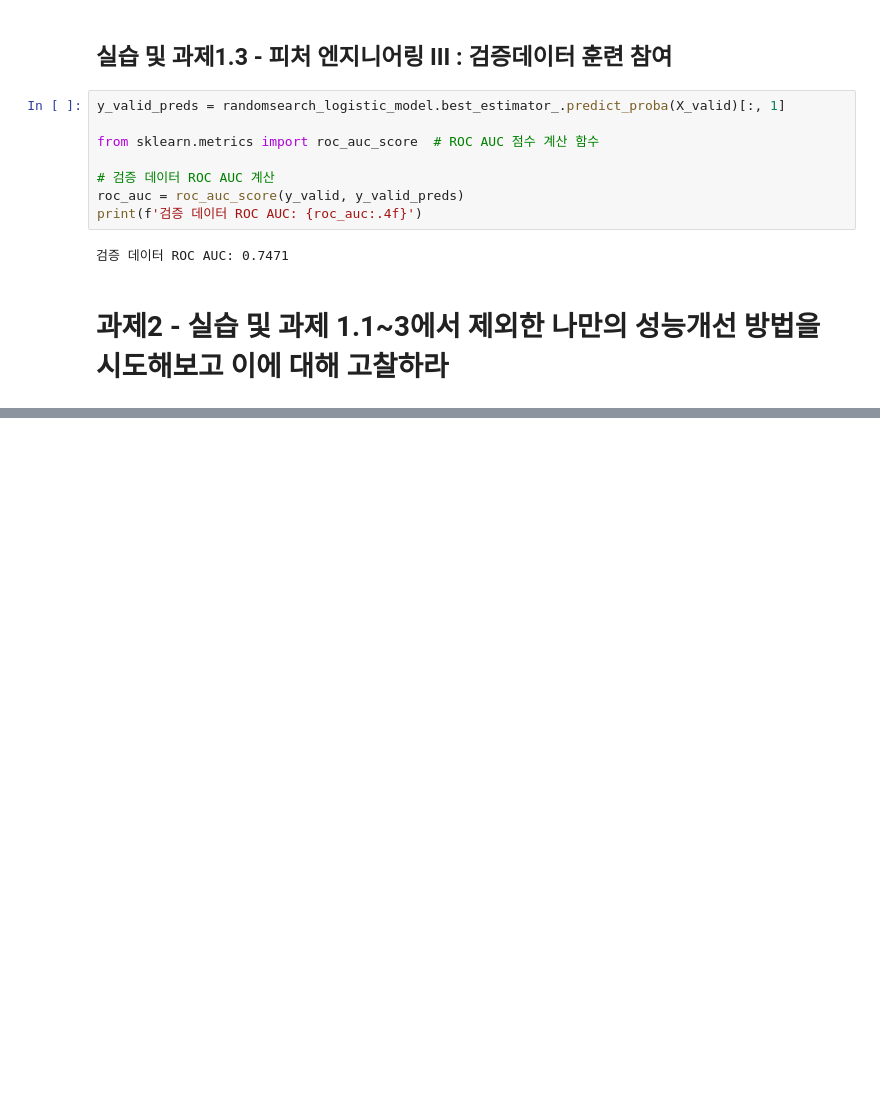
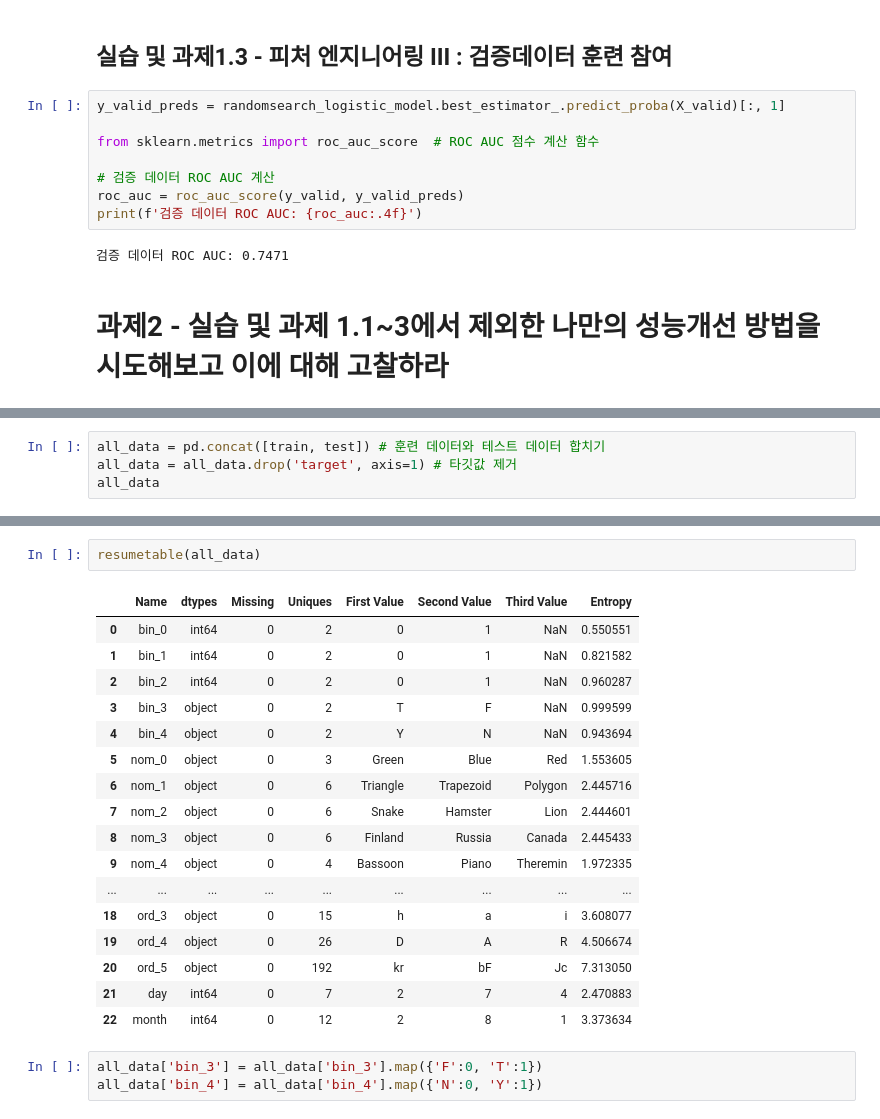
Before and after one commit to p-garden/data-solution, a Jupyter notebook: 615557-ch7-codes-fbc517.ipynb, the cells around one changed output, grey strips where cells are left out. Drawn from its saved outputs; the diff is of its cells as text; blank space fills up the shorter version.

```diff
--- a/615557-ch7-codes-fbc517.ipynb
+++ b/615557-ch7-codes-fbc517.ipynb
@@ -621,0 +660,4 @@ print(f'검증 데이터 ROC AUC: {roc_auc:.4f}')
+# %%
+all_data = pd.concat([train, test]) # 훈련 데이터와 테스트 데이터 합치기
+all_data = all_data.drop('target', axis=1) # 타깃값 제거
+all_data
@@ -621,0 +679,23 @@ print(f'검증 데이터 ROC AUC: {roc_auc:.4f}')
+# %%
+resumetable(all_data)
+# %% [output]
+|  | Name | dtypes | Missing | Uniques | First Value | Second Value | Third Value | Entropy |
+| 0 | bin_0 | int64 | 0 | 2 | 0 | 1 | NaN | 0.550551 |
+| 1 | bin_1 | int64 | 0 | 2 | 0 | 1 | NaN | 0.821582 |
+| 2 | bin_2 | int64 | 0 | 2 | 0 | 1 | NaN | 0.960287 |
+| 3 | bin_3 | object | 0 | 2 | T | F | NaN | 0.999599 |
+| 4 | bin_4 | object | 0 | 2 | Y | N | NaN | 0.943694 |
+| 5 | nom_0 | object | 0 | 3 | Green | Blue | Red | 1.553605 |
+| 6 | nom_1 | object | 0 | 6 | Triangle | Trapezoid | Polygon | 2.445716 |
+| 7 | nom_2 | object | 0 | 6 | Snake | Hamster | Lion | 2.444601 |
+| 8 | nom_3 | object | 0 | 6 | Finland | Russia | Canada | 2.445433 |
+| 9 | nom_4 | object | 0 | 4 | Bassoon | Piano | Theremin | 1.972335 |
+| ... | ... | ... | ... | ... | ... | ... | ... | ... |
+| 18 | ord_3 | object | 0 | 15 | h | a | i | 3.608077 |
+| 19 | ord_4 | object | 0 | 26 | D | A | R | 4.506674 |
+| 20 | ord_5 | object | 0 | 192 | kr | bF | Jc | 7.313050 |
+| 21 | day | int64 | 0 | 7 | 2 | 7 | 4 | 2.470883 |
+| 22 | month | int64 | 0 | 12 | 2 | 8 | 1 | 3.373634 |
+# %%
+all_data['bin_3'] = all_data['bin_3'].map({'F':0, 'T':1})
+all_data['bin_4'] = all_data['bin_4'].map({'N':0, 'Y':1})
```
Also changed, not shown: parts of 14 cells of this notebook.
